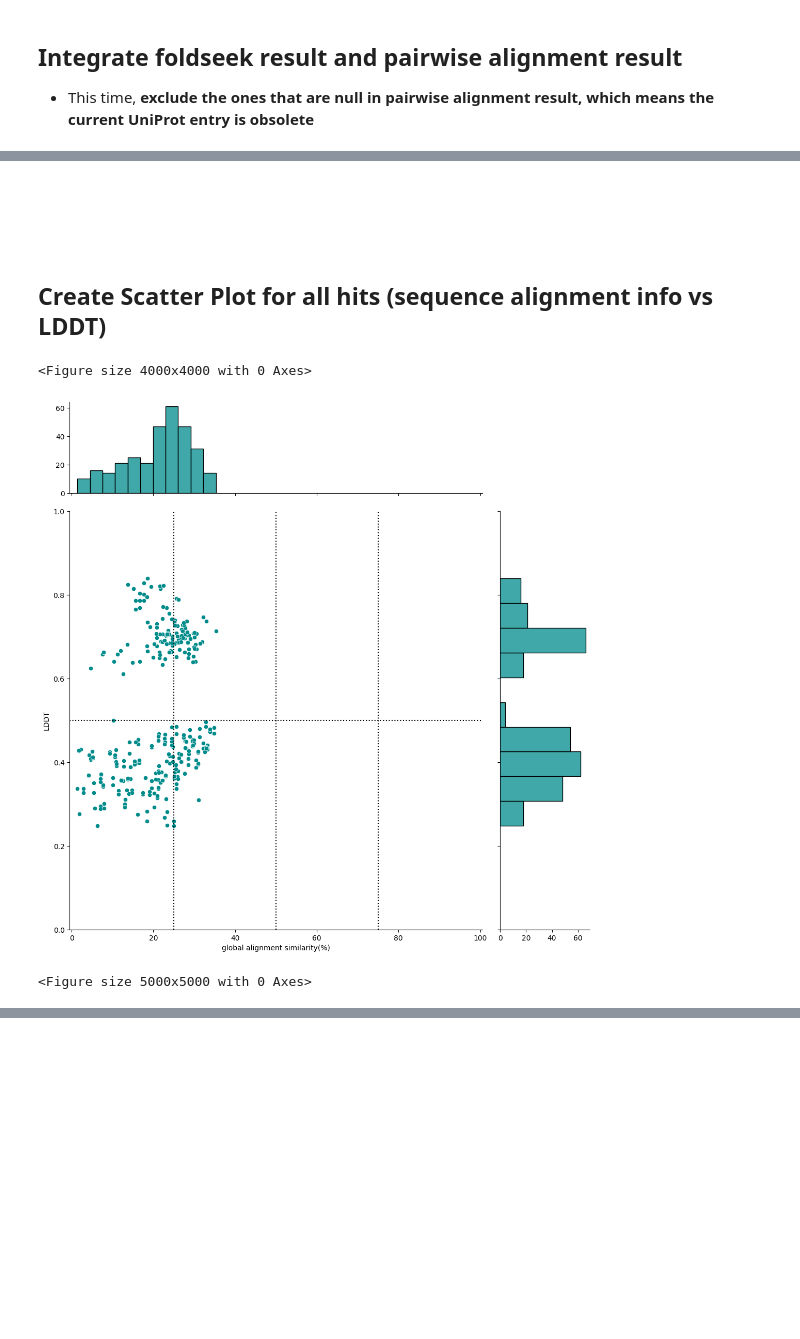
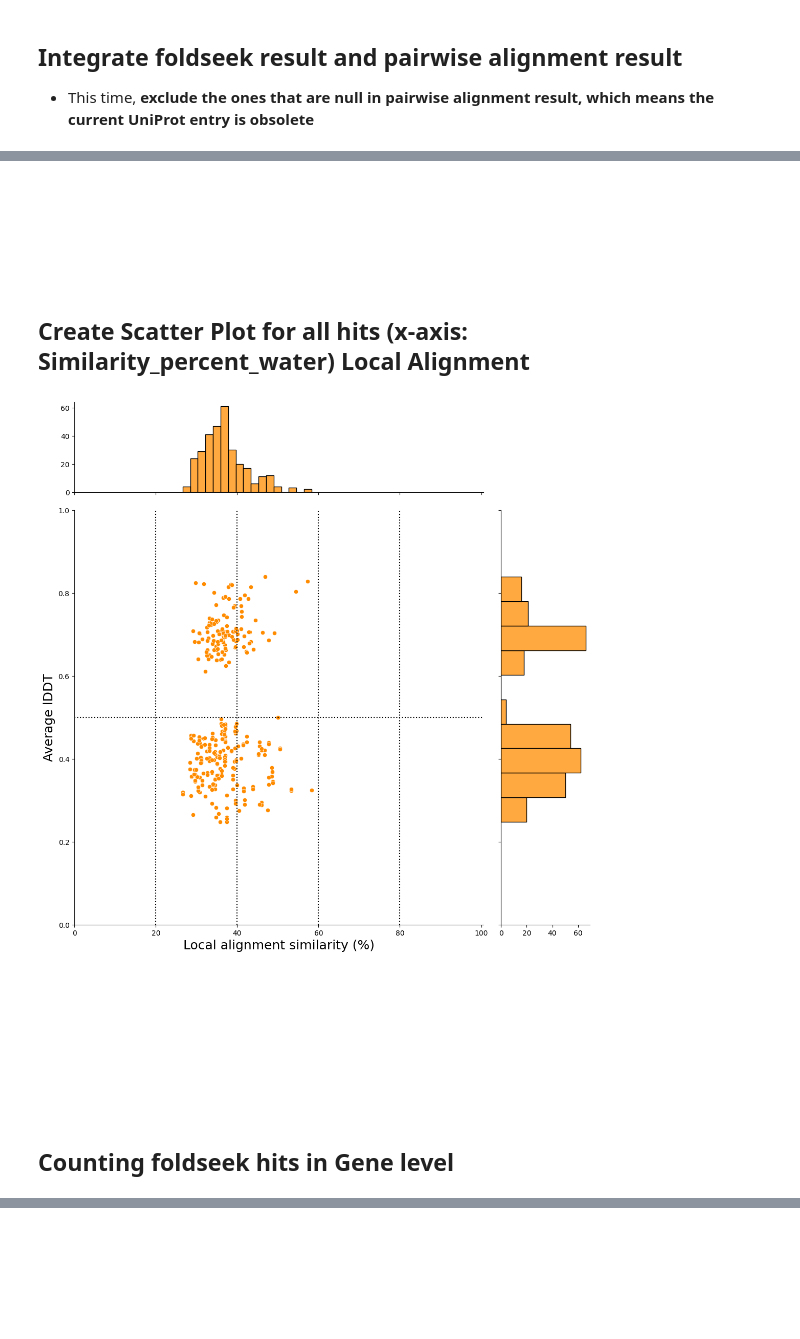
Before and after one commit to yonesora56/plant2human, a Jupyter notebook: notebooks/foldseek_result_parse.ipynb, the cells around one changed output, grey strips where cells are left out. Drawn from its saved outputs; the diff is of its cells as text; code cells hidden in the pictures; blank space fills up the shorter version.

```diff
--- a/notebooks/foldseek_result_parse.ipynb
+++ b/notebooks/foldseek_result_parse.ipynb
@@ -23,6 +23,9 @@ togoid_convert_tsv_path = pathlib.Path("../test/oryza_sativa_test/foldseek_hit_s
 foldseek_result_df = pl.read_csv(
     foldseek_result_tsv,
     separator='\t'
+).with_columns(
+    (pl.col("UniProt Accession").str.extract(r"AF-(.*?)-F1", 1).alias("UniProt Accession")), # "?" means non-greedy
+    (pl.col("foldseek hit").str.extract(r"AF-(.*?)-F1", 1).alias("foldseek hit"))
 )
 
 foldseek_result = pl.read_csv(
@@ -156,11 +157,17 @@ for result_file in needle_result_dir.glob("*_align.needle"):
 # Combine all results and sort only if there are results
 water_result = (pl.concat(water_dfs, how='vertical')
                 .sort(["UniProt Accession", "foldseek hit"])
-                if water_dfs else pl.DataFrame())
+                if water_dfs else pl.DataFrame()).with_columns(
+                    pl.col("UniProt Accession").str.extract(r"AF-(.*?)-F1", 1).alias("UniProt Accession"), # add removing AF- prefix
+                    pl.col("foldseek hit").str.extract(r"AF-(.*?)-F1", 1).alias("foldseek hit") # add removing AF- prefix
+                )
 
 needle_result = (pl.concat(needle_dfs, how='vertical')
                  .sort(["UniProt Accession", "foldseek hit"])
-                 if needle_dfs else pl.DataFrame())
+                 if needle_dfs else pl.DataFrame()).with_columns(
+                    pl.col("UniProt Accession").str.extract(r"AF-(.*?)-F1", 1).alias("UniProt Accession"), # add removing AF- prefix
+                    pl.col("foldseek hit").str.extract(r"AF-(.*?)-F1", 1).alias("foldseek hit") # add removing AF- prefix
+                )
 
 display(water_result)
 display(needle_result)
@@ -303,42 +346,43 @@ shape: (5, 44)
 &nbsp;
 
 &nbsp;
+
+&nbsp;
 # %% [markdown]
-## Create Scatter Plot for all hits (sequence alignment info vs LDDT)
+## Create Scatter Plot for all hits (x-axis: Similarity_percent_water) Local Alignment
 # %%
-join_foldseek_pd = join_foldseek.to_pandas()
-plt.figure(figsize=(8, 8), dpi=500)
+foldseek_filter_viz2 = join_foldseek.to_pandas()
 
 sns.jointplot(
-    data=join_foldseek_pd,
-    x="Similarity_percent_needle", # You can also use Identity_percent_water, Similarity_percent_needle, Similarity_percent_water
+    data=foldseek_filter_viz2,
+    x="Similarity_percent_water", # local alignment similarity
     y="lddt",
-    color="darkcyan",
+    color="darkorange",
     height=11,
     ratio=4,
     marginal_ticks=True
 )
 
-# highlight the region of interest
-# plt.fill_betweenx(
-#     y=[0.5, 1],
-#     x1=-0.5,
-#     x2=25,
-#     color="red",
-#     alpha=0.1
-# )
+plt.xlim(0,100.5)
+plt.ylim(0,1)
+plt.xlabel("Local alignment similarity (%)", fontsize=18)
+plt.ylabel("Average lDDT", fontsize=18) # see foldseek github https://github.com/steineggerlab/foldseek?tab=readme-ov-file#output-search
+plt.axvline(x=20, color="black", linestyle=":")
+plt.axvline(x=40, color="black", linestyle=":")
+plt.axvline(x=60, color="black", linestyle=":")
+plt.axvline(x=80, color="black", linestyle=":")
+plt.axhline(y=0.5, color="black", linestyle=":")
 
-plt.xlim(-0.5,100.5)
-plt.ylim(0,1)
-plt.xlabel("global alignment similarity(%)")
-plt.ylabel("LDDT")
-plt.axvline(x=25, color="black", linestyle=":")
-plt.axvline(x=50, color="black", linestyle=":")
-plt.axvline(x=75, color="black", linestyle=":")
-plt.axhline(y=0.5, color="black", linestyle=":")
-plt.figure(figsize=(10, 10), dpi=500)
 plt.show()
 # %% [output]
-<Figure size 4000x4000 with 0 Axes>
-[figure, old version]
+[figure, new version]
-<Figure size 5000x5000 with 0 Axes>
+# %% [markdown]
+&nbsp;
+
+&nbsp;
+
+&nbsp;
+
+&nbsp;
+# %% [markdown]
+## Counting foldseek hits in Gene level
```
Also changed, not shown: parts of 38 cells of this notebook, 3 other files.
